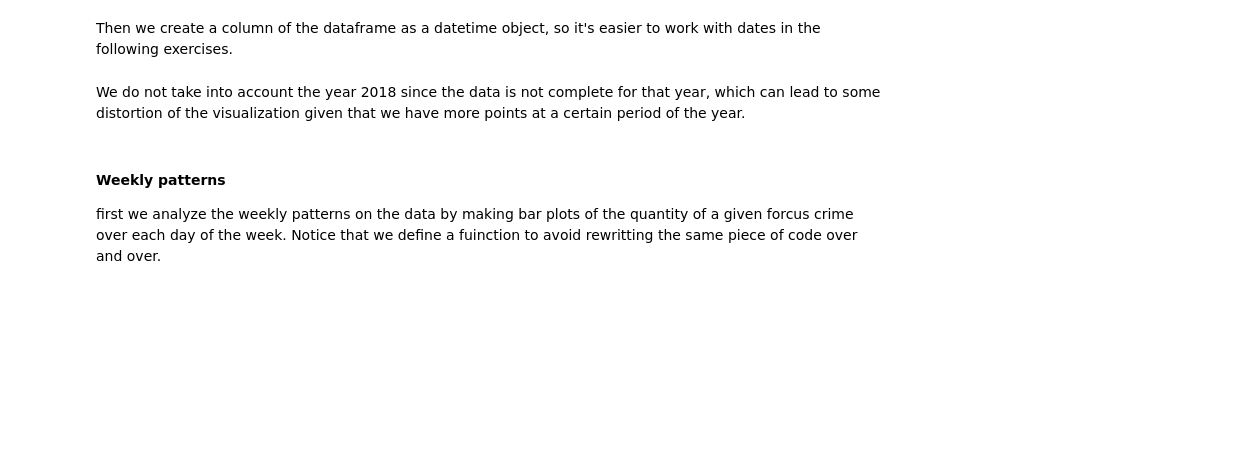
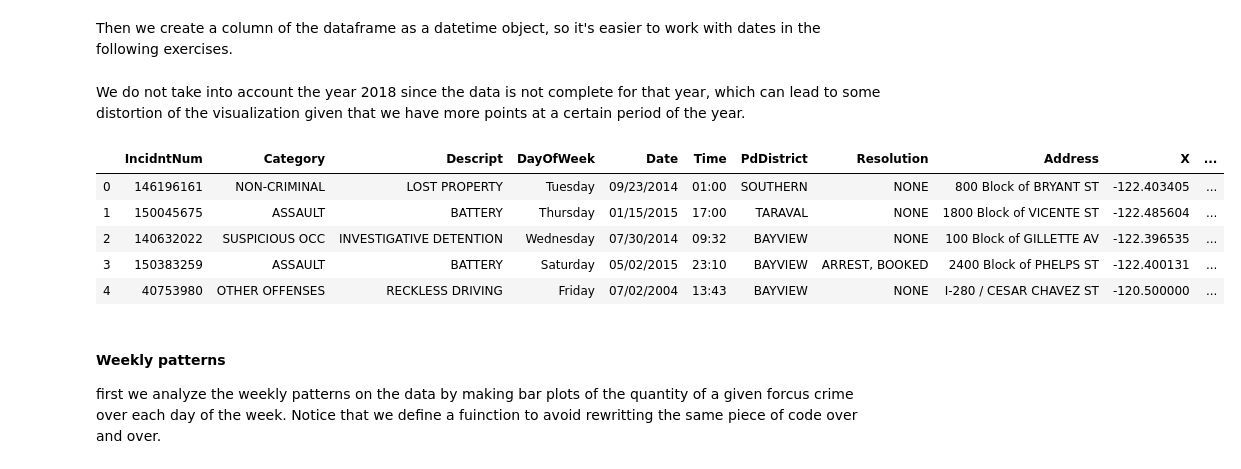
Before and after one commit to enriqueqs/SDAaV, a Jupyter notebook: assignments/Assignment1.ipynb, the cells around one changed output. Drawn from its saved outputs; the diff is of its cells as text; code cells hidden in the pictures; blank space fills up the shorter version.

```diff
--- a/assignments/Assignment1.ipynb
+++ b/assignments/Assignment1.ipynb
@@ -43,6 +46,14 @@ We do not take into account the year 2018 since the data is not complete for tha
 # %%
 df['Year'] = df['Date_dt'].map(lambda x: x.year)
 df=df[df.Year<2018]
+df.head()
+# %% [output]
+|  | IncidntNum | Category | Descript | DayOfWeek | Date | Time | PdDistrict | Resolution | Address | X | ... |
+| 0 | 146196161 | NON-CRIMINAL | LOST PROPERTY | Tuesday | 09/23/2014 | 01:00 | SOUTHERN | NONE | 800 Block of BRYANT ST | -122.403405 | ... |
+| 1 | 150045675 | ASSAULT | BATTERY | Thursday | 01/15/2015 | 17:00 | TARAVAL | NONE | 1800 Block of VICENTE ST | -122.485604 | ... |
+| 2 | 140632022 | SUSPICIOUS OCC | INVESTIGATIVE DETENTION | Wednesday | 07/30/2014 | 09:32 | BAYVIEW | NONE | 100 Block of GILLETTE AV | -122.396535 | ... |
+| 3 | 150383259 | ASSAULT | BATTERY | Saturday | 05/02/2015 | 23:10 | BAYVIEW | ARREST, BOOKED | 2400 Block of PHELPS ST | -122.400131 | ... |
+| 4 | 40753980 | OTHER OFFENSES | RECKLESS DRIVING | Friday | 07/02/2004 | 13:43 | BAYVIEW | NONE | I-280 / CESAR CHAVEZ ST | -120.500000 | ... |
 # %% [markdown]
 #### Weekly patterns
 first we analyze the weekly patterns on the data by making bar plots of the quantity of a given forcus crime over each day of the week. Notice that we define a fuinction to avoid rewritting the same piece of code over and over.
```
Also changed, not shown: parts of 39 cells of this notebook.
